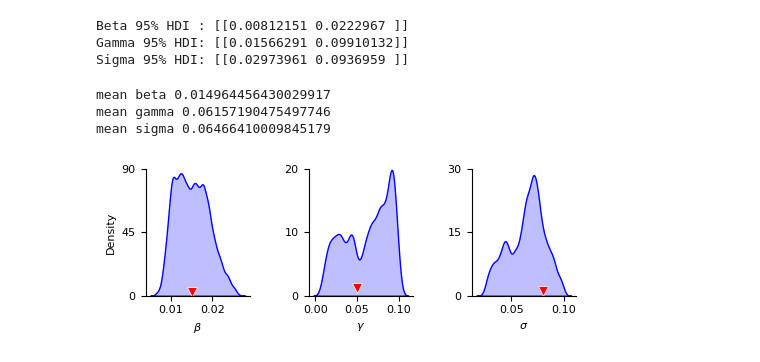
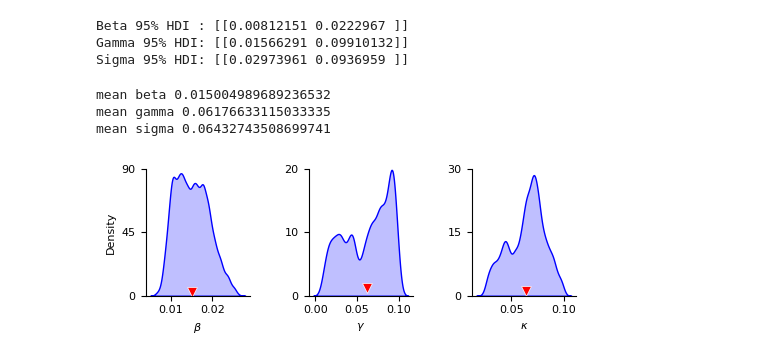
Before and after one commit to mvcortez/Plasmids, a Jupyter notebook: Parameter fitting/Clustering_parameter/Visualization_cluster_parameters.ipynb, the cells around one changed output. Saved outputs shown, nothing was run; the diff lists cells and outputs as text; code cells hidden in the pictures.

```diff
--- a/Parameter fitting/Clustering_parameter/Visualization_cluster_parameters.ipynb
+++ b/Parameter fitting/Clustering_parameter/Visualization_cluster_parameters.ipynb
@@ -67,13 +66,17 @@ Beta 95% HDI : [[0.00812151 0.0222967 ]]
 Gamma 95% HDI: [[0.01566291 0.09910132]]
 Sigma 95% HDI: [[0.02973961 0.0936959 ]]
 # %%
-print('mean beta',np.mean(beta))
-print('mean gamma',np.mean(gamma))
-print('mean sigma',np.mean(sigma))
+beta0 = np.mean(beta)
+gamma0 = np.mean(gamma)
+sigma0 = np.mean(sigma)
+
+print('mean beta',beta0)
+print('mean gamma',gamma0)
+print('mean sigma',sigma0)
 # %% [output]
-mean beta 0.014964456430029917
-mean gamma 0.06157190475497746
-mean sigma 0.06466410009845179
+mean beta 0.015004989689236532
+mean gamma 0.06176633115033335
+mean sigma 0.06432743508699741
 # %%
 # Ensure 1D and remove any inf/-inf
 
@@ -89,39 +92,33 @@ fig, axes = plt.subplots(1, 3, figsize=(5, 2))
 
 # Plot KDEs
 sns.kdeplot(beta_kde, fill=True, ax=axes[0], color=colors[0])
 sns.kdeplot(gamma_kde, fill=True, ax=axes[1], color=colors[1])
 sns.kdeplot(sigma_kde, fill=True, ax=axes[2], color=colors[2])
 
 # Labels
 axes[0].set_xlabel(r'$\beta$',fontsize=fontsiz)
 axes[0].set_ylabel('Density',fontsize=fontsiz)
 axes[1].set_xlabel(r'$\gamma$',fontsize=fontsiz)
 axes[1].set_ylabel(' ')
-axes[2].set_xlabel(r'$\sigma$',fontsize=fontsiz)
+axes[2].set_xlabel(r'$\kappa$',fontsize=fontsiz)
 axes[2].set_ylabel(' ')
 
-
-beta0 = 0.015
-sigma0 = 0.08
-gamma0 = 0.05
 for ax in axes:
     ax.tick_params(axis='both', which='major', labelsize=fontsiz)
 
 sns.scatterplot(x=[beta0],y=[2.8],marker='v',s=50,ax=axes[0],linewidth=0.5,color='r')
 sns.scatterplot(x=[gamma0],y=[1.2],marker='v',s=50,ax=axes[1],linewidth=0.5,color='r')
 sns.scatterplot(x=[sigma0],y=[1.2],marker='v',s=50,ax=axes[2],linewidth=0.5,color='r')
 
 axes[0].set_ylim([0,90])
 axes[0].set_yticks([0,45,90])
 axes[1].set_ylim([0,20])
 axes[1].set_yticks([0,10,20])
 axes[2].set_ylim([0,30])
 axes[2].set_yticks([0,15,30])
 
-
-
 sns.despine()
 plt.tight_layout()
-plt.savefig("Supp_posteriors.png", format="png", dpi=500, bbox_inches='tight')
+plt.savefig("Supp_posteriors.pdf", format="pdf", dpi=500, bbox_inches='tight')
 # %% [output]
-[figure, old version]
+[figure, new version]
```
Also changed, not shown: parts of 2 cells of this notebook.
